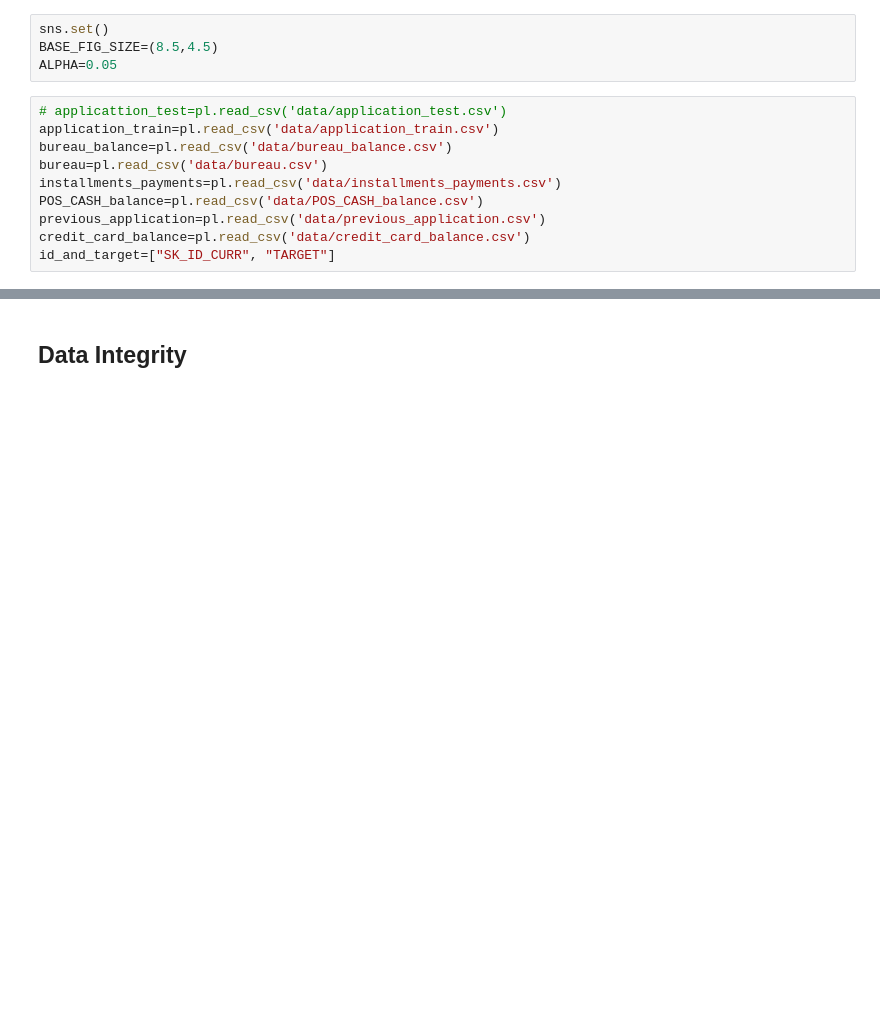
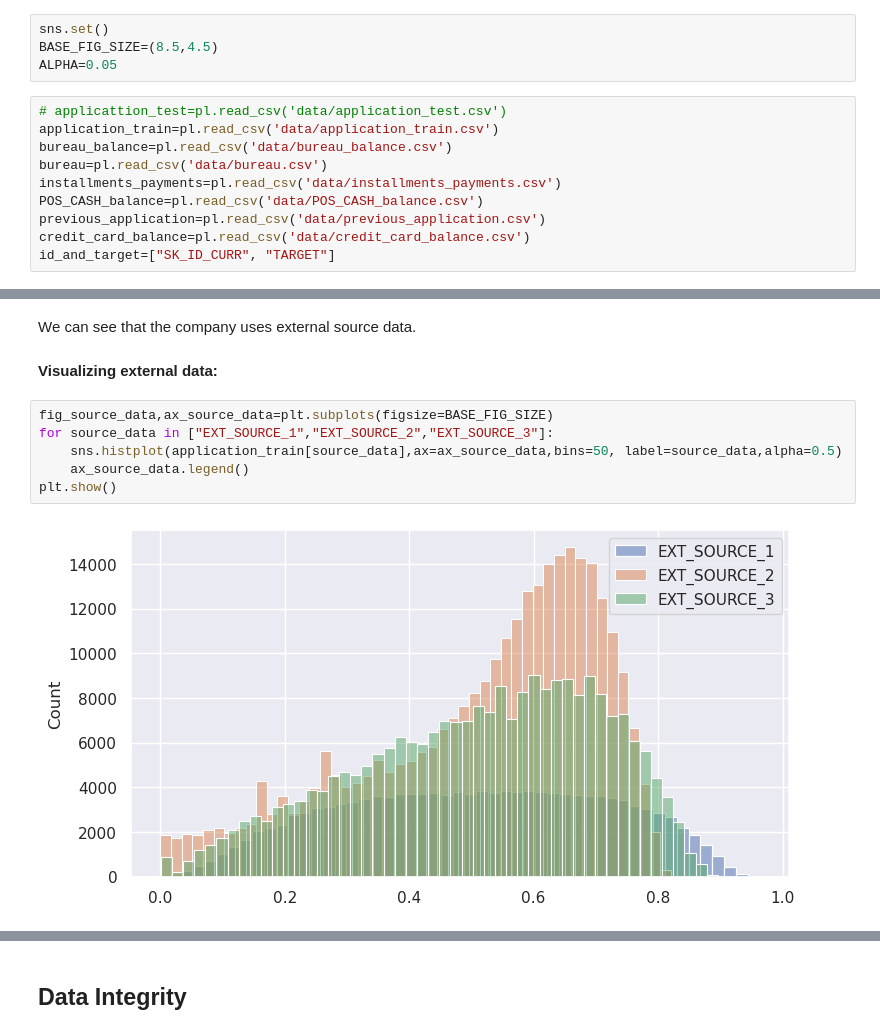
Before and after one commit to gediminas-skvarnavicius/home-credit-group-ml, a Jupyter notebook: EDA.ipynb, the cells around one changed output, grey strips where cells are left out. Saved outputs shown, nothing was run; the diff lists cells and outputs as text; blank space fills up the shorter version.

```diff
--- a/EDA.ipynb
+++ b/EDA.ipynb
@@ -40,0 +103,12 @@ id_and_target=["SK_ID_CURR", "TARGET"]
+# %% [markdown]
+We can see that the company uses external source data.
+# %% [markdown]
+**Visualizing external data:**
+# %%
+fig_source_data,ax_source_data=plt.subplots(figsize=BASE_FIG_SIZE)
+for source_data in ["EXT_SOURCE_1","EXT_SOURCE_2","EXT_SOURCE_3"]:
+    sns.histplot(application_train[source_data],ax=ax_source_data,bins=50, label=source_data,alpha=0.5)
+    ax_source_data.legend()
+plt.show()
+# %% [output]
+[figure, added]
```
Also changed, not shown: parts of 17 cells of this notebook, 4 other files.
